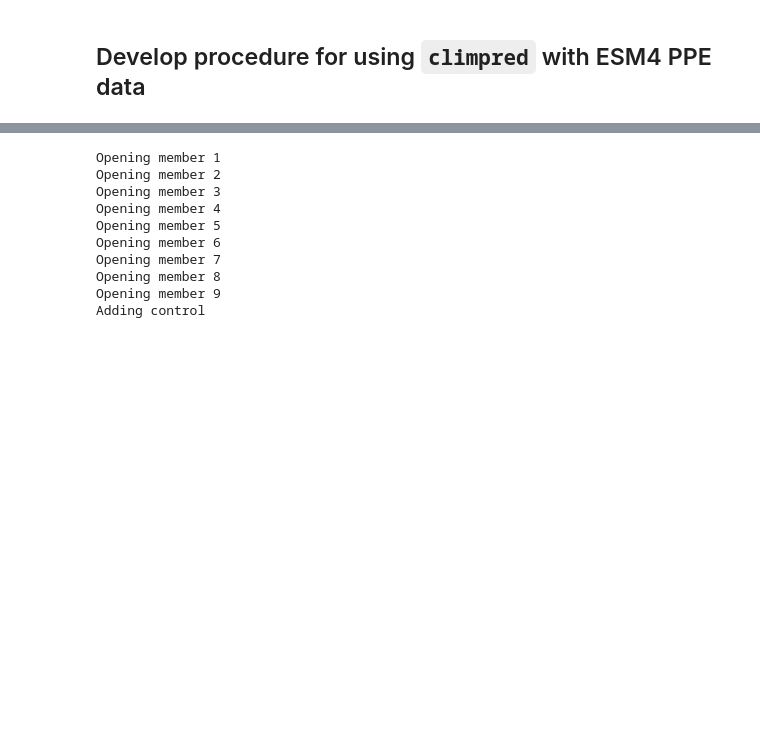
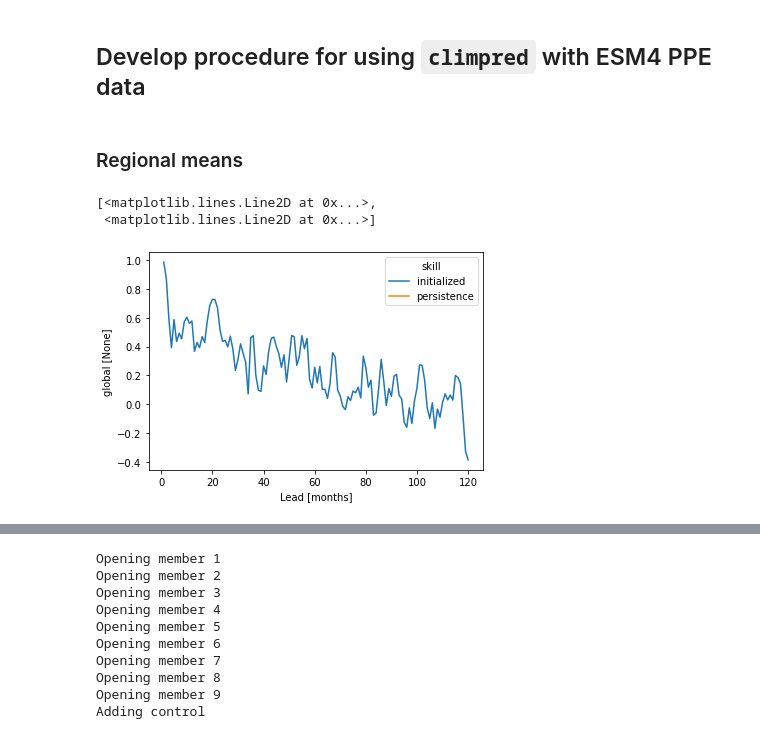
Before and after one commit to gmacgilchrist/esm4ppe_dev, a Jupyter notebook: notebooks/analysis/dev_climpred.ipynb, the cells around one changed output, grey strips where cells are left out. Cells and saved outputs as stored; diff of their text form; code cells hidden in the pictures; blank space fills up the shorter version.

Commit message:
adds regionalmean calcs

```diff
--- a/notebooks/analysis/dev_climpred.ipynb
+++ b/notebooks/analysis/dev_climpred.ipynb
@@ -8,3 +15,27 @@ import pandas as pd
 # %%
 variable = 'tos'
 frequency = 'monthly'
+# %% [markdown]
+### Regional means
+# %%
+# timestr = '*01'
+# filename = '.'.join([variable,frequency,timestr,'regionalmeans','nc'])
+# es = xr.open_mfdataset(ppeDict['datasavedir']+'/processed/regionalmeans/'+filename,
+#                        preprocess=preprocess_climpred)
+# es = es.chunk({'init':-1})
+
+timestr = 'control'
+filename = '.'.join([variable,frequency,timestr,'regionalmeans','nc'])
+control = xr.open_mfdataset(ppeDict['datasavedir']+'/processed/regionalmeans/'+filename)
+# %%
+pm = cp.PerfectModelEnsemble(es['global']).add_control(control['global'])
+# %%
+skill = pm.verify(
+    metric="acc", comparison="m2e", dim=["init", "member"], reference=["persistence"]
+)
+# %%
+skill['global'].plot(hue='skill')
+# %% [output]
+[<matplotlib.lines.Line2D at 0x...>,
+ <matplotlib.lines.Line2D at 0x...>]
+[figure, added]
```
Also changed, not shown: parts of 18 cells of this notebook, 19 other files.
